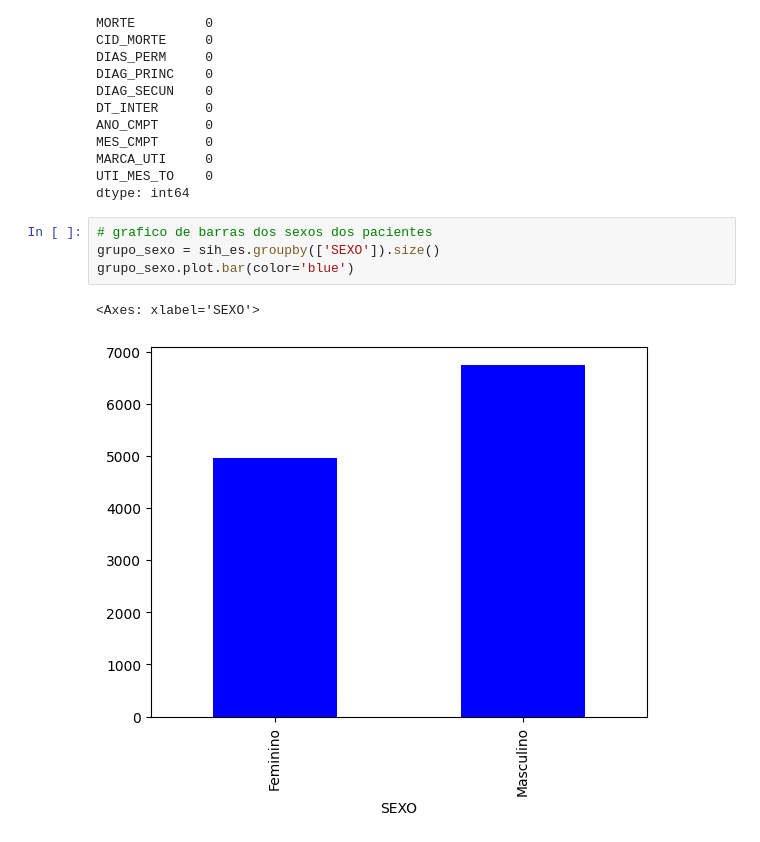
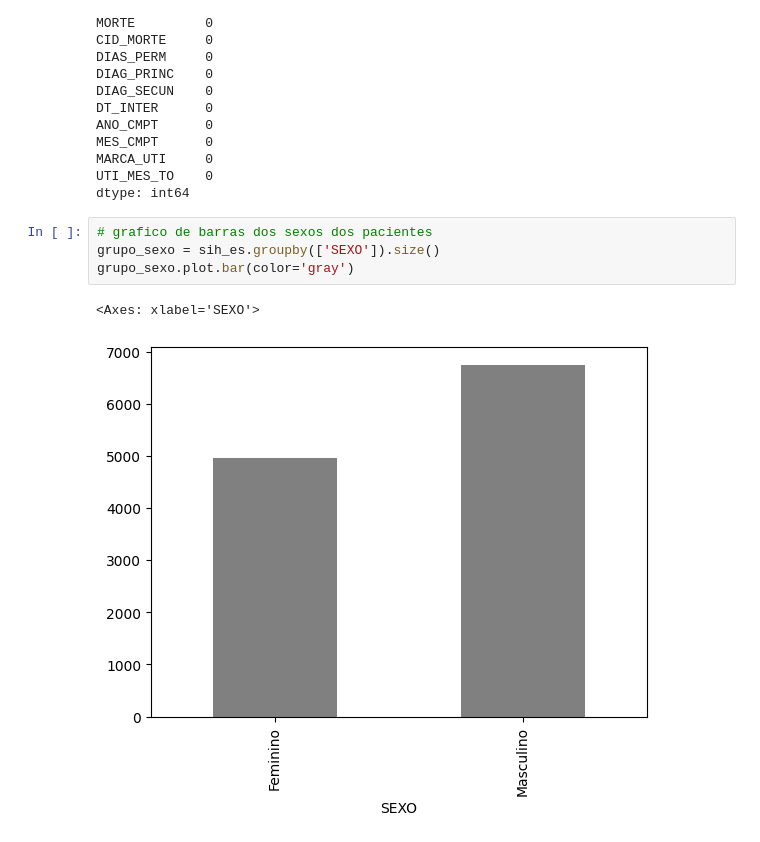
Before and after one commit to pedr0passos/sihsus_teste, a Jupyter notebook: sih_es.ipynb, the cells around one changed output. Saved outputs shown, nothing was run; the diff lists cells and outputs as text.

```diff
--- a/sih_es.ipynb
+++ b/sih_es.ipynb
@@ -145,8 +163,8 @@ dtype: int64
 # %%
 # grafico de barras dos sexos dos pacientes
 grupo_sexo = sih_es.groupby(['SEXO']).size()
-grupo_sexo.plot.bar(color='blue')
+grupo_sexo.plot.bar(color='gray')
 # %% [output]
 <Axes: xlabel='SEXO'>
-[figure, old version]
+[figure, new version]
 # %%
```
Also changed, not shown: parts of 10 cells of this notebook.
